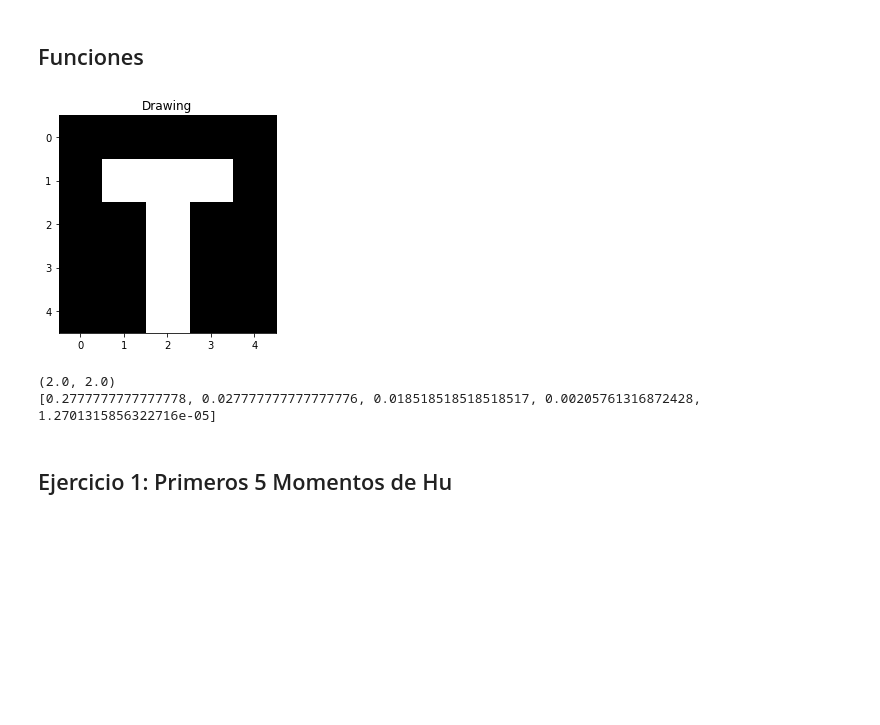
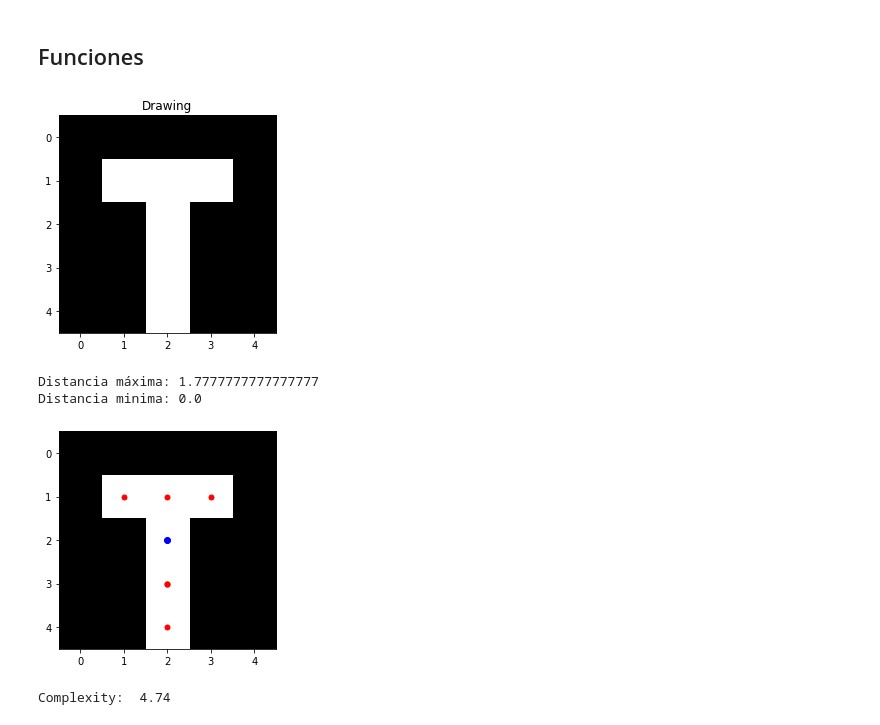
Before and after one commit to Atotem/TICS-585_ImagePatternRecognition, a Jupyter notebook: tarea_01.ipynb, the cells around one changed output. Cells and saved outputs as stored; diff of their text form; code cells hidden in the pictures; blank space fills up the shorter version.

Commit message:
Complexity

```diff
--- a/tarea_01.ipynb
+++ b/tarea_01.ipynb
@@ -85,38 +85,91 @@ def eta(i, j, r, s, centroid):
 # hu moment function
 def hu_five(i, j, centroid):
     Hu = []
 
     hu_1 = eta(i, j, 2, 0, centroid) + eta(i, j, 0, 2, centroid)
     Hu.append(hu_1)
 
     hu_2 = (eta(i, j, 2, 0, centroid) - eta(i, j, 0, 2, centroid))**2 + 4*(eta(i, j, 1, 1, centroid)**2)
     Hu.append(hu_2)
 
     hu_3 = (eta(i, j, 3, 0, centroid) - 3*eta(i, j, 1, 2, centroid))**2 + (3*eta(i, j, 2, 1, centroid) - eta(i, j, 0, 3, centroid))**2
     Hu.append(hu_3)
 
     hu_4 = (eta(i, j, 3, 0, centroid) + eta(i, j, 1, 2, centroid))**2 + (eta(i, j, 2, 1, centroid) + eta(i, j, 0, 3, centroid))**2
     Hu.append(hu_4)
 
     hu_5 = (eta(i, j, 3, 0, centroid) - 3*eta(i, j, 1, 2, centroid))*(eta(i, j, 3, 0, centroid) + eta(i, j, 1, 2, centroid))* \
         ((eta(i, j, 3, 0, centroid) + eta(i, j, 1, 2, centroid))**2 - 3*(eta(i, j, 2, 1, centroid) + eta(i, j, 0, 3, centroid))**2) + \
         (3*eta(i, j, 2, 1, centroid) - eta(i, j, 0, 3, centroid))*(eta(i, j, 2, 1, centroid) + eta(i, j, 0, 3, centroid))* \
-        (3*(eta(i, j, 3, 0, centroid) + eta(i, j, 1, 2, centroid)**2) - (eta(i, j, 2, 1, centroid) + eta(i, j, 0, 3, centroid))**2)
+        (3*(eta(i, j, 3, 0, centroid) + eta(i, j, 1, 2, centroid))**2 - (eta(i, j, 2, 1, centroid) + eta(i, j, 0, 3, centroid))**2)
     Hu.append(hu_5)
 
     return(Hu)
 
+def distance(img):
+    region = np.argwhere(img>0)
+    binary = np.array(region, dtype='uint8')
+
+    #%determinamos el borde
+    #buscamos las coordenadas de los contornos
+    contours, hierarchy = cv2.findContours(np.array(img, dtype='uint8'),
+                                        cv2.RETR_EXTERNAL,
+                                        cv2.CHAIN_APPROX_NONE)
+
+    # generamos una matriz (fila/columna) con los contornos
+    contornos = np.vstack(contours[0])
+
+    # extraemos las coordenadas x,y
+    x , y = zip(*contornos)
+    x = np.array(x).reshape(-1,1)
+    y = np.array(y).reshape(-1,1)
+
+    # calculo del centro de masa
+    [ci, cj] = c(region[:, 0], region[:, 1])
+
+    # distancia euclidiana
+    # dd = np.sqrt((x-ci)**2+(y-cj)**2)
+
+    # distancia city block
+    dd = np.abs(x-ci) + np.abs(y-cj)
+
+    # distancia chessboard
+    # dd = np.amax(np.stack((np.abs(x-ci), np.abs(y-cj)), axis=1), axis=1)
+
+    #descriptores normalizados
+    dmean = np.mean(dd)
+    dmax  = np.max(dd)/dmean
+    dmin  = np.min(dd)/dmean
+    delta = dmax/dmin
+    features = dmax, dmin, delta, ci, cj, x, y, dmean
+
+    return features
+
+
 # first, we select the region
 region = np.argwhere(im>0)
 
+dmax, dmin, delta, ci, cj, x, y, dmean  = distance(im)
+print(f'Distancia máxima: {dmax}')
+print(f'Distancia minima: {dmin}')
+
+plt.figure()
+plt.imshow(im, cmap="gray")
+plt.scatter(x, y, marker='.', s=100, c='red')
+plt.plot(cj, ci, marker = 'o', color ='blue')
+plt.show()
+
+complex = 6/dmean**2
+print('Complexity: ', round(complex, 2))
+
 # then, we calculate centroid
-centroid = c(region[:, 0], region[:, 1])
-print(centroid)
+# centroid = c(region[:, 0], region[:, 1])
+# print(centroid)
 
-print(hu_five(region[:, 0], region[:, 1], centroid))
+# print(hu_five(region[:, 0], region[:, 1], centroid))
 # %% [output]
 [figure]
-(2.0, 2.0)
-[0.2777777777777778, 0.027777777777777776, 0.018518518518518517, 0.00205761316872428, 1.2701315856322716e-05]
+Distancia máxima: 1.7777777777777777
+Distancia minima: 0.0
+[figure, added]
+Complexity:  4.74
-# %% [markdown]
-## Ejercicio 1: Primeros 5 Momentos de Hu
```
Also changed, not shown: parts of 4 cells of this notebook, 1 other file.
